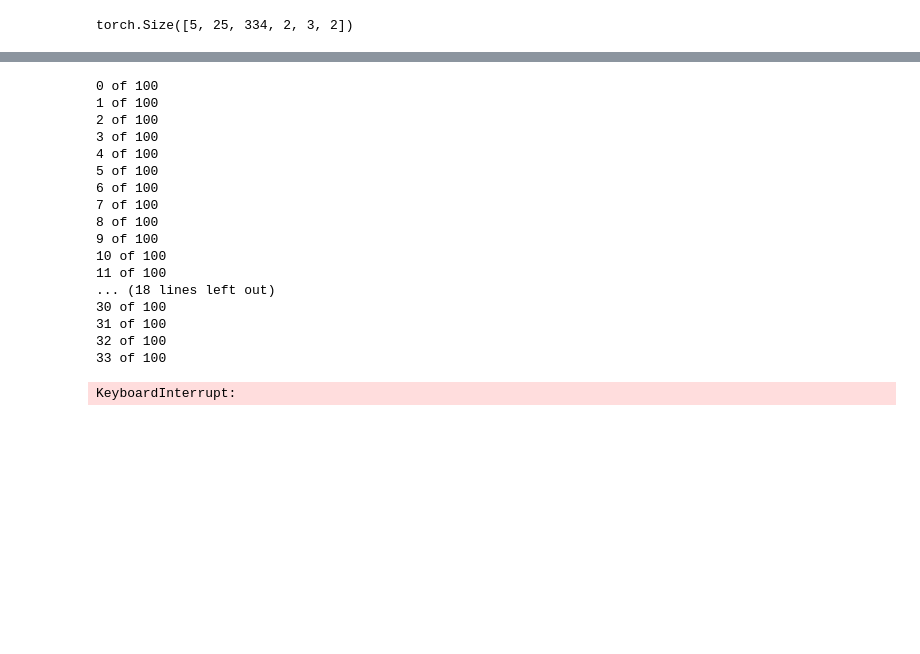
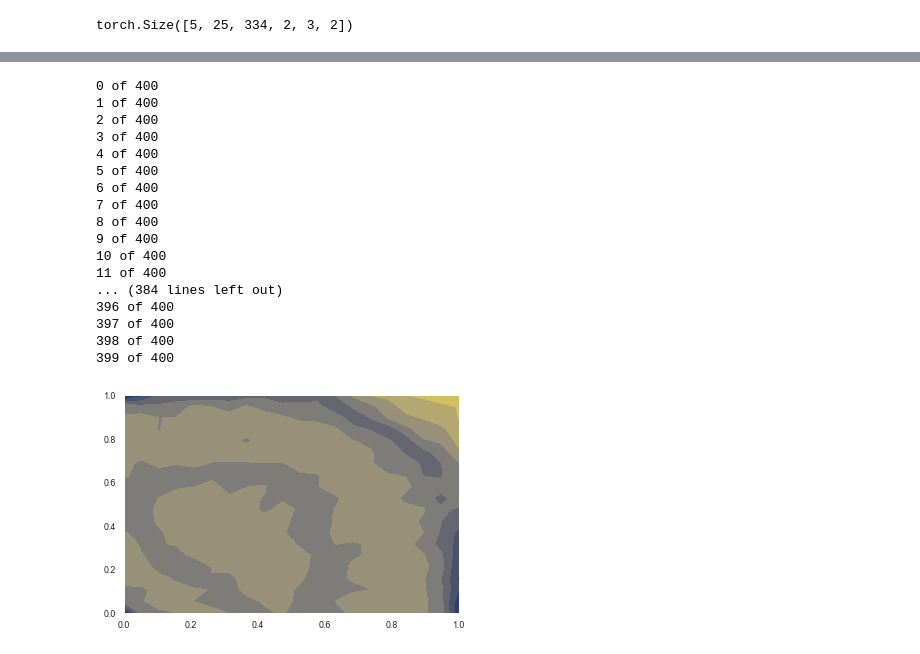
Before and after one commit to ngruver/physics-uncertainty, a Jupyter notebook: notebooks/functional-diversity.ipynb, the cells around one changed output, grey strips where cells are left out. Drawn from its saved outputs; the diff is of its cells as text; code cells hidden in the pictures; blank space fills up the shorter version.

```diff
--- a/notebooks/functional-diversity.ipynb
+++ b/notebooks/functional-diversity.ipynb
@@ -43,6 +44,35 @@ def download_runs_sweep(run_ids):
                 model = torch.load(fpath, map_location=torch.device('cpu'))
 
         yield run.name, run.config, model, parse_dump(data)
+# %%
+def compute_rel_error(ref, pred):
+    '''
+    N is the number of initial conditions.
+    M is the number of samples in prediction
+    The first dimension "2" corresponds to position + velocity.
+    B is the number of bodies.
+    The last dimension "2" corresponds to xy.
+
+    Arguments:
+        ref: N x T x 2 x B x 2
+        pred: M x N x T x 2 x B x 2
+    '''
+    delta_z = ref.unsqueeze(0) - pred  # M x N x T x 2 x B x 2
+    all_err = delta_z.pow(2).sum(dim=-1).sum(dim=-1).sum(dim=-1).sqrt()  # M x N x T
+
+    sum_z = ref.unsqueeze(0) + pred  # M x N x T x 2 x B x 2
+    pred_rel_err = all_err / sum_z.pow(2).sum(dim=-1).sum(dim=-1).sum(dim=-1).sqrt()  # M x N x T
+
+    return pred_rel_err
+
+def compute_geom_mean(ts, values):
+    '''Geometric mean of a continuous function over time.
+    Arguments:
+        ts: T
+        values: ... x T
+    '''
+    t_range = ts.max() - ts.min()
+    return torch.trapz((values + 1e-8).log(), ts).div(t_range).exp()  # ...
 # %%
 import os
 import sys
@@ -76,13 +106,3 @@ preds = trainer.model(true_zt[:,0], ts)
 print(preds.size())
 # %% [output]
 torch.Size([5, 25, 334, 2, 3, 2])
-# %%
-num_models, num_init, T = preds.shape[:3]
-for i in range(1):
-    for j in range(num_models):
-        y_pred = preds[j, i, :, 0, 0, 0]
-        y_gt = true_zt[i, :, 0, 0, 0]
-        plt.plot(range(T), y_pred, color='red')
-        plt.plot(range(T), y_gt, color='black')
-        plt.show()
-        plt.close()
@@ -107,50 +212,50 @@ def interpolate_models(models, model_shell, weights):
     return model_shell
 
 models = trainer.model.ensemble[:3]
 
 losses = []
-x = np.linspace(-1, 1, 10)
-y = np.linspace(-1, 1, 10)
+x = np.linspace(0, 1, 20)
+y = np.linspace(0, 1, 20)
 xx, yy = np.meshgrid(x, y)
 W = np.column_stack([xx.flatten(), yy.flatten()])
 last_col = np.ones(len(W)) - np.sum(W, axis=1)
 _W = np.concatenate([W, last_col[:,np.newaxis]], axis=1)
 W = _W #_W[np.where(_W[:,2] >= 0)[0]]
 
 for idx, weights in enumerate(W):
     print("{} of {}".format(idx, len(W)))
     interp_model = interpolate_models(models, trainer.model.model, weights)
     with torch.no_grad():
         interp_preds = interp_model.integrate(true_zt[:,0], ts, method='rk4')
     loss = (interp_preds - true_zt).pow(2).mean()
 #     print(loss)
     losses.append(loss)
 
 losses = np.array(losses)
 # z = np.zeros(len(_W))
 # z[np.where(_W[:,2] >= 0)[0]] = losses
 z = losses
 z = z.reshape(xx.shape)
 
 plt.contourf(x, y, z, cmap='cividis')
 plt.show()
 plt.close()
 # %% [output]
-0 of 100
-1 of 100
-2 of 100
-3 of 100
-4 of 100
-5 of 100
-6 of 100
-7 of 100
-8 of 100
-9 of 100
-10 of 100
-11 of 100
-... (18 lines left out)
-30 of 100
-31 of 100
-32 of 100
-33 of 100
+0 of 400
+1 of 400
+2 of 400
+3 of 400
+4 of 400
+5 of 400
+6 of 400
+7 of 400
+8 of 400
+9 of 400
+10 of 400
+11 of 400
+... (384 lines left out)
+396 of 400
+397 of 400
+398 of 400
+399 of 400
-KeyboardInterrupt:
+[figure, added]
```
Also changed, not shown: parts of 5 cells of this notebook, 9 other files.
